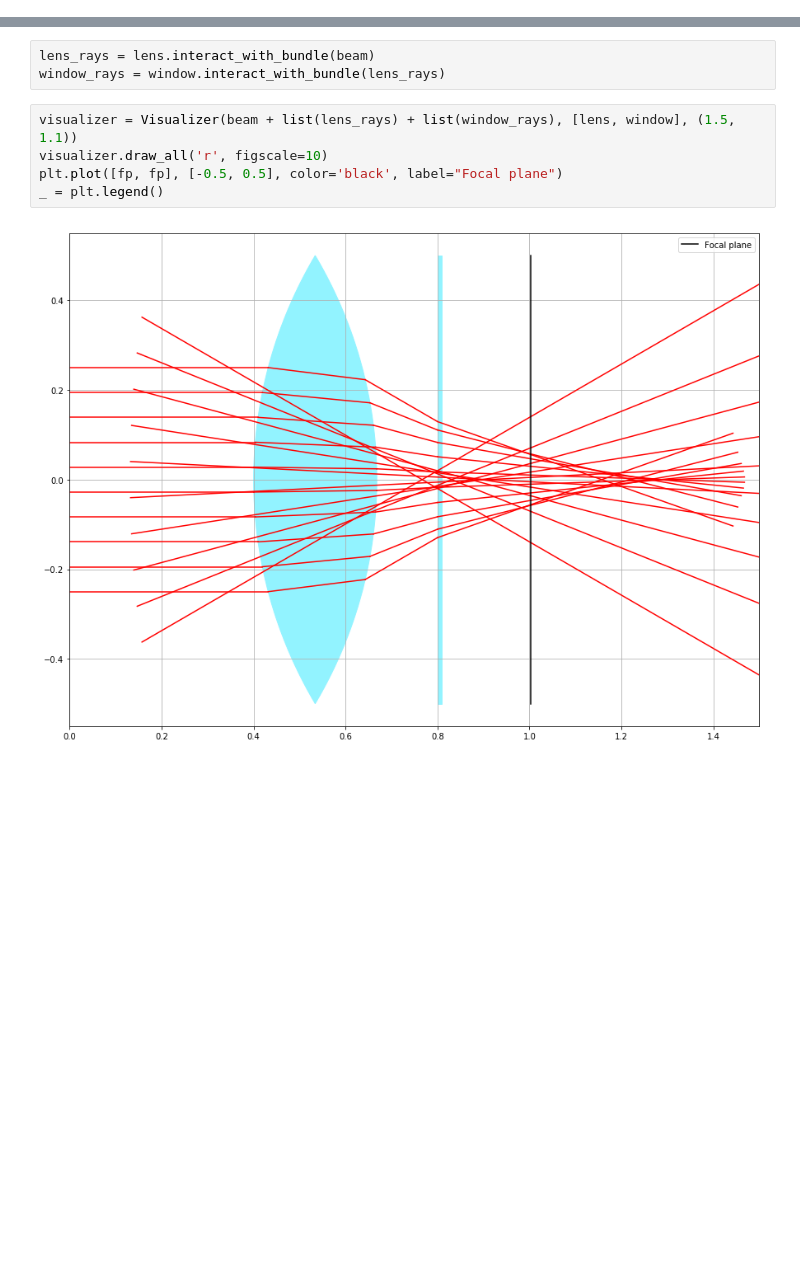
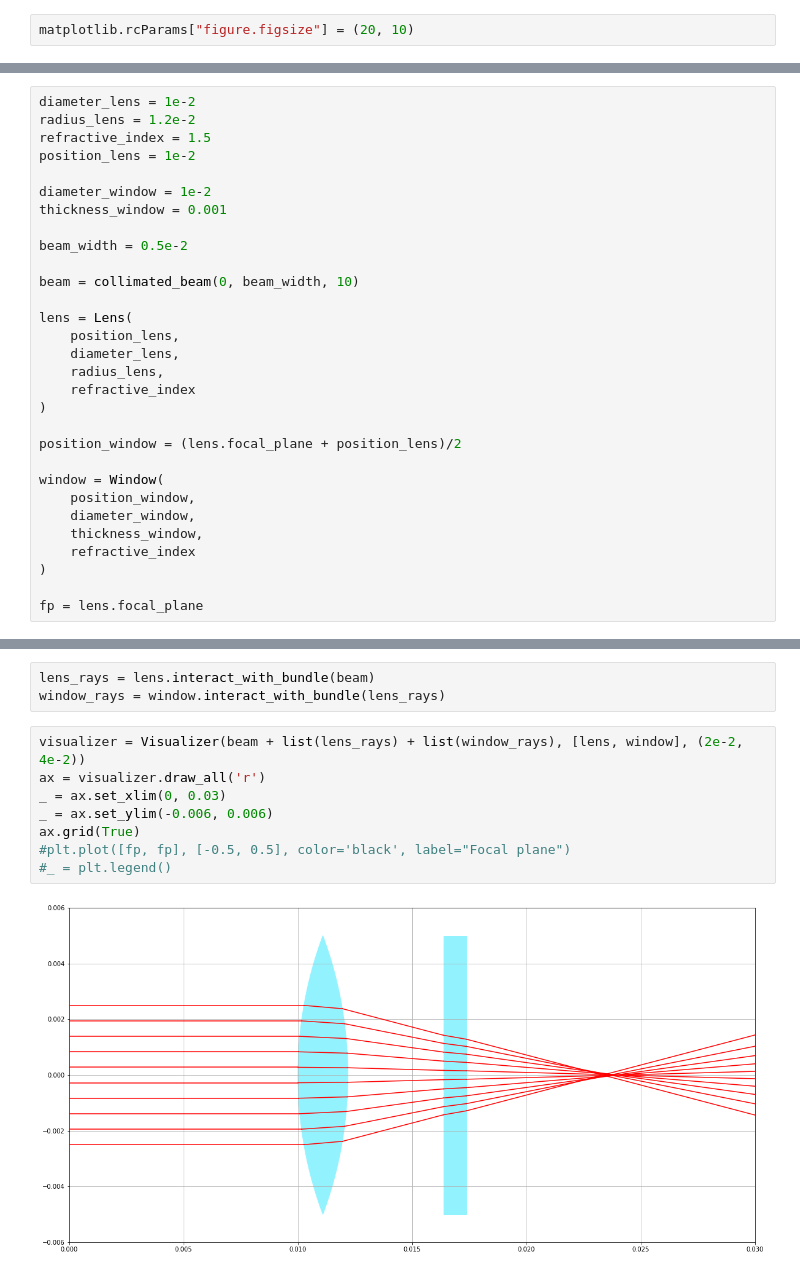
Before and after one commit to Jvanrhijn/wo_rt, a Jupyter notebook: wo_rt.ipynb, the cells around one changed output, grey strips where cells are left out. Drawn from its saved outputs; the diff is of its cells as text; blank space fills up the shorter version.

```diff
--- a/wo_rt.ipynb
+++ b/wo_rt.ipynb
@@ -15,6 +15,8 @@ from src.lens import Lens
 from src.window import Window
 from src.visualizer import Visualizer
 %matplotlib inline
+# %%
+matplotlib.rcParams["figure.figsize"] = (20, 10)
 # %%
 def collimated_beam(start, width, nrays, angle=0):
     return [Ray(start, angle, z) for z in np.linspace(-width/2, width/2, nrays)]
@@ -25,0 +23,30 @@ fp = lens.focal_plane
+# %%
+diameter_lens = 1e-2
+radius_lens = 1.2e-2
+refractive_index = 1.5
+position_lens = 1e-2
+
+diameter_window = 1e-2
+thickness_window = 0.001
+
+beam_width = 0.5e-2
+
+beam = collimated_beam(0, beam_width, 10)
+
+lens = Lens(
+    position_lens,
+    diameter_lens,
+    radius_lens,
+    refractive_index
+)
+
+position_window = (lens.focal_plane + position_lens)/2
+
+window = Window(
+    position_window,
+    diameter_window,
+    thickness_window,
+    refractive_index
+)
+
+fp = lens.focal_plane
@@ -27,9 +59,12 @@ fp = lens.focal_plane
 lens_rays = lens.interact_with_bundle(beam)
 window_rays = window.interact_with_bundle(lens_rays)
 # %%
-visualizer = Visualizer(beam + list(lens_rays) + list(window_rays), [lens, window], (1.5, 1.1))
-visualizer.draw_all('r', figscale=10)
-plt.plot([fp, fp], [-0.5, 0.5], color='black', label="Focal plane")
-_ = plt.legend()
+visualizer = Visualizer(beam + list(lens_rays) + list(window_rays), [lens, window], (2e-2, 4e-2))
+ax = visualizer.draw_all('r')
+_ = ax.set_xlim(0, 0.03)
+_ = ax.set_ylim(-0.006, 0.006)
+ax.grid(True)
+#plt.plot([fp, fp], [-0.5, 0.5], color='black', label="Focal plane")
+#_ = plt.legend()
 # %% [output]
-[figure, old version]
+[figure, new version]
```
Also changed, not shown: parts of 4 cells of this notebook, 3 other files.
